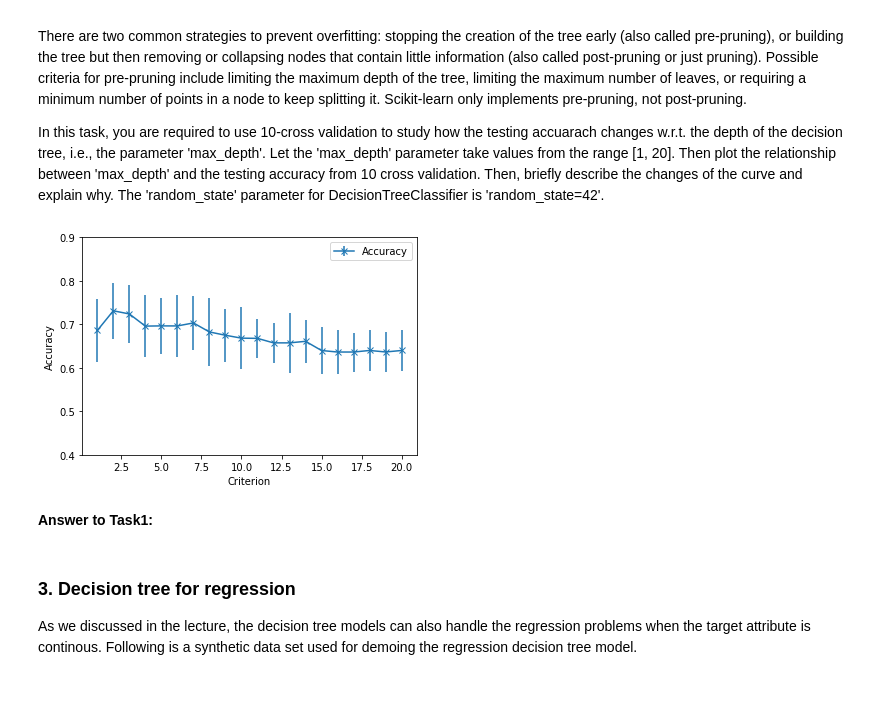
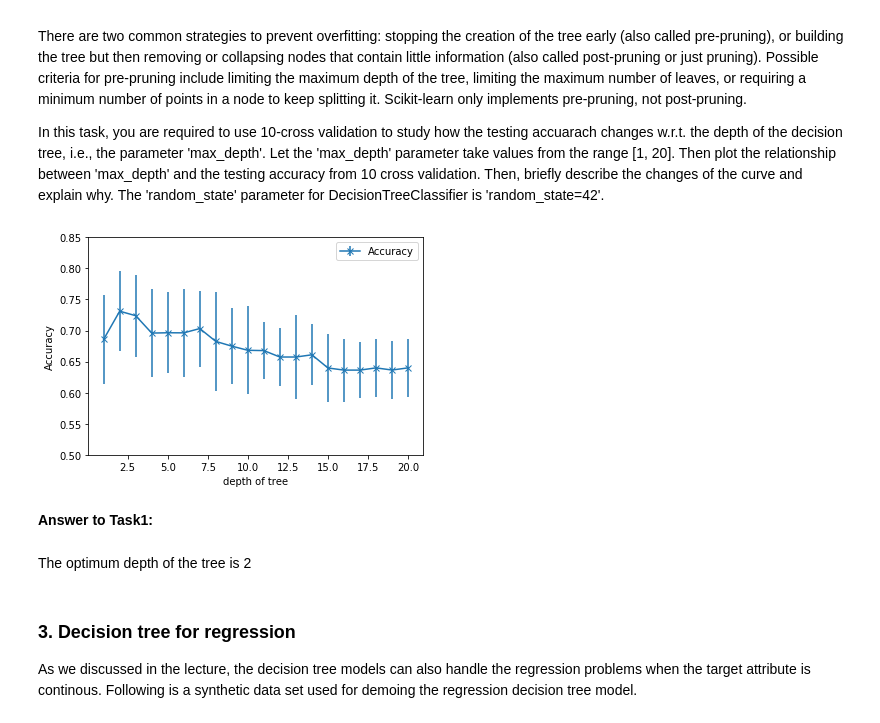
Before and after one commit to N-2-O/COMP2200-practical-workshops-N-2-O, a Jupyter notebook: Workshop Week 12 Decision Trees.ipynb, the cells around one changed output. Drawn from its saved outputs; the diff is of its cells as text; code cells hidden in the pictures; blank space fills up the shorter version.

```diff
--- a/Workshop Week 12 Decision Trees.ipynb
+++ b/Workshop Week 12 Decision Trees.ipynb
@@ -205,10 +211,7 @@ In this task, you are required to use 10-cross validation to study how the testi
 # For each tree depth, we use 10-fold cross validation to report the testing accuracy.
 cv_scores = []
 cv_scores_std = []
-max_depth = []
 for i in range(1,21):
-    max_depth.append(i)
-for i in max_depth:
     clf_dtc = DecisionTreeClassifier(max_depth=i, random_state=42)
     scores = cross_val_score(clf_dtc, X, y, scoring='accuracy', cv=KFold(n_splits=10, shuffle=True, random_state=42))
     cv_scores.append(scores.mean())
@@ -216,16 +219,18 @@ for i in max_depth:
 # %%
 # Your code here ...
 # Plot the relationship
-plt.errorbar(max_depth, cv_scores, yerr=cv_scores_std, marker ='x', label='Accuracy')
-plt.xlabel('Criterion')
-plt.ylim([0.4, 0.9])
+plt.errorbar(range(1,21), cv_scores, yerr=cv_scores_std, marker ='x', label='Accuracy')
+plt.xlabel('depth of tree')
+plt.ylim([0.5, 0.85])
 plt.ylabel('Accuracy')
 plt.legend(loc='best')
 plt.show()
 # %% [output]
-[figure, old version]
+[figure, new version]
 # %% [markdown]
 **Answer to Task1:**
+# %% [markdown]
+The optimum depth of the tree is 2
 # %% [markdown]
 ### 3. Decision tree for regression
 As we discussed in the lecture, the decision tree models can also handle the regression problems when the target attribute is continous. Following is a synthetic data set used for demoing the regression decision tree model.
```
Also changed, not shown: parts of 18 cells of this notebook.
